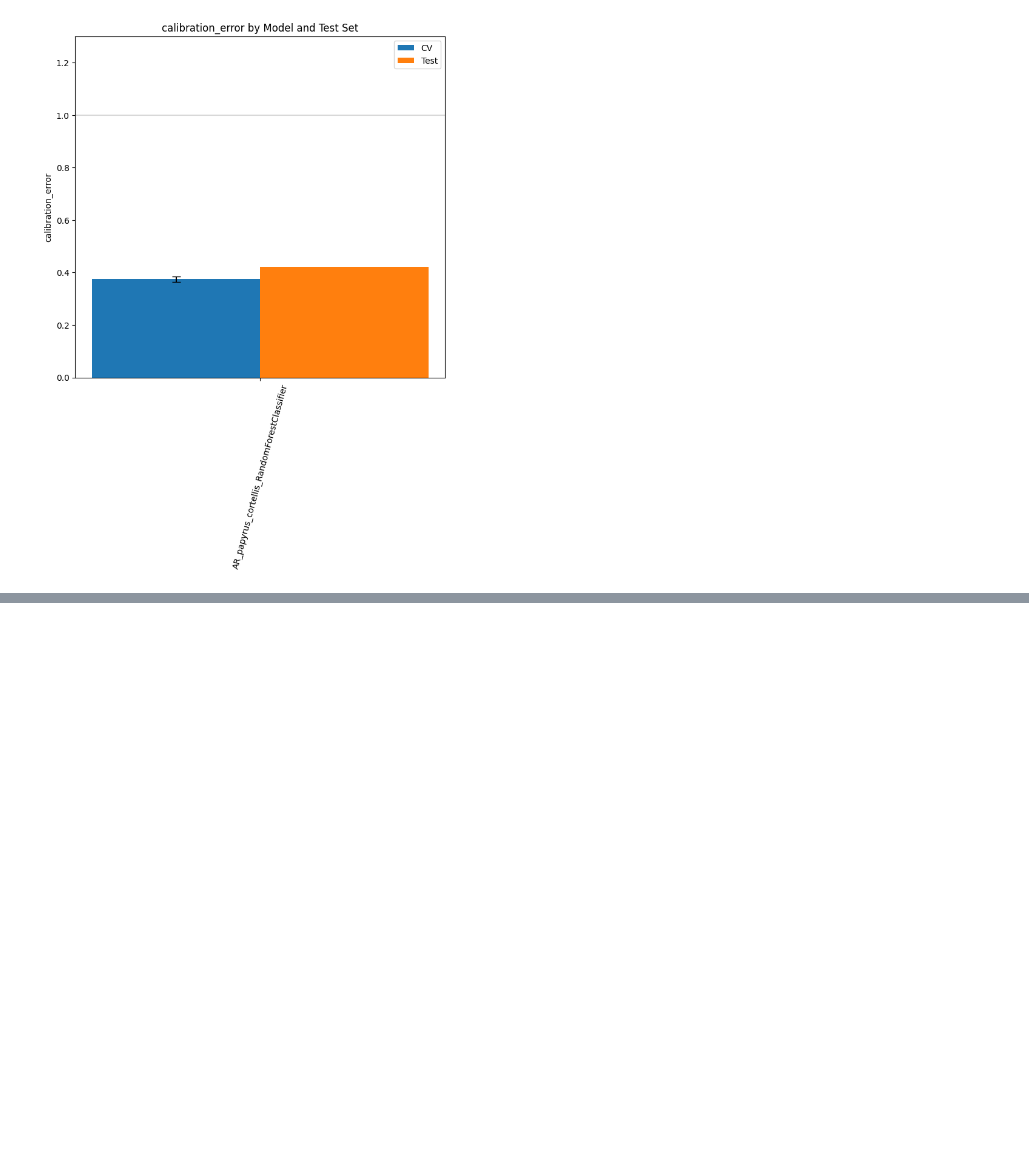
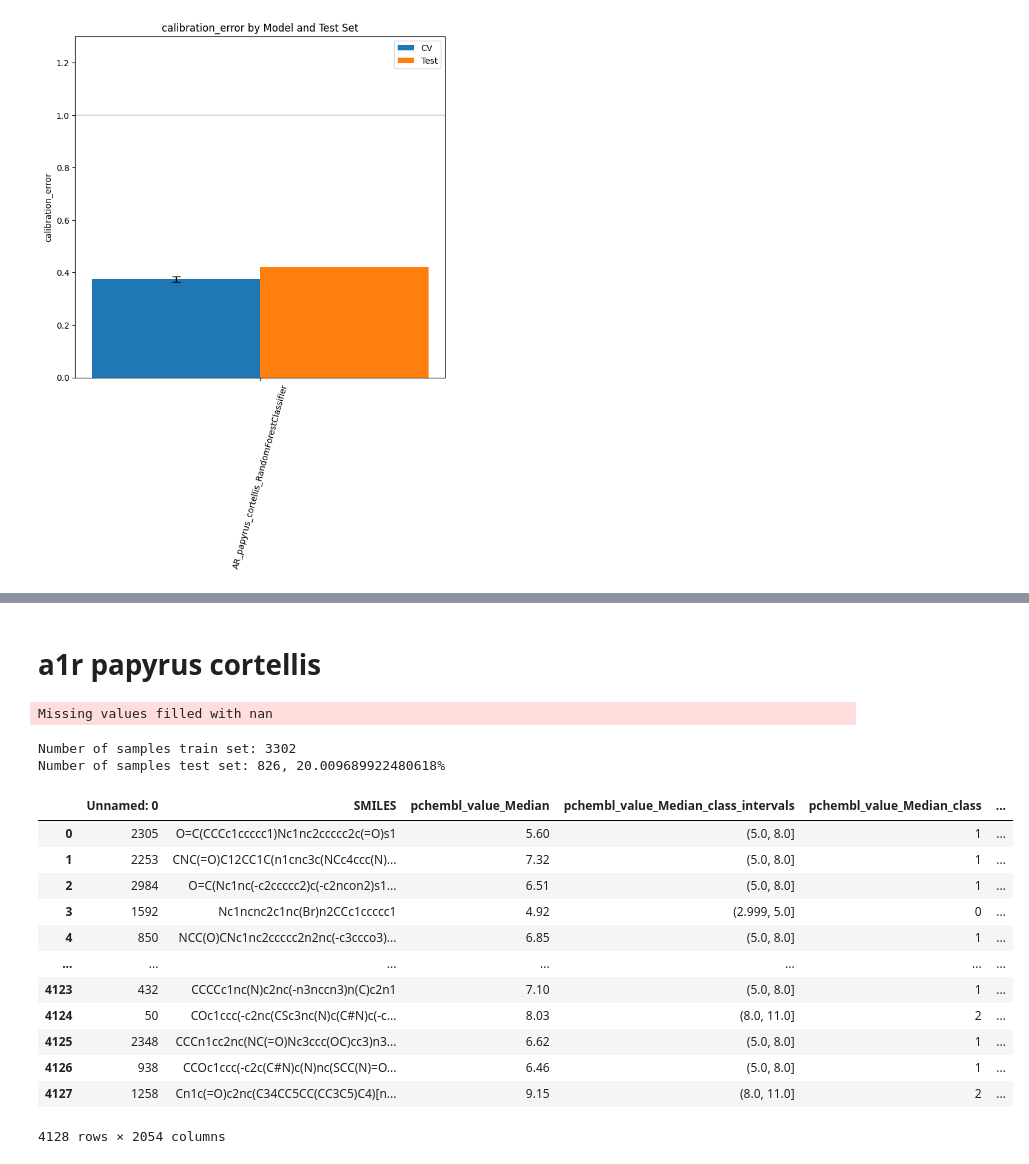
Before and after one commit to trandinhnguyen/drug_design, a Jupyter notebook: qsar_ar_cortellis_papyrus.ipynb, the cells around one changed output, grey strips where cells are left out. Drawn from its saved outputs; the diff is of its cells as text; code cells hidden in the pictures; blank space fills up the shorter version.

```diff
--- a/qsar_ar_cortellis_papyrus.ipynb
+++ b/qsar_ar_cortellis_papyrus.ipynb
@@ -227,0 +243,31 @@ get_DDB28K_scores(model, "predicted_DDB28K_papyrus+cortellis_")
+# %% [markdown]
+# a1r papyrus cortellis
+# %%
+df = pd.read_csv("data/datasets/A1R_papyrus_cortellis.csv")
+# %%
+dataset = create_dataset(
+    dataset=df,
+    dataset_name="A1R_papyrus_cortellis",
+    target_prop="pchembl_value_Median",
+    th=[3, 5, 8, 11],
+)
+# %% [output]
+Missing values filled with nan
+Number of samples train set: 3302
+Number of samples test set: 826, 20.009689922480618%
+# %%
+dataset.getDF()
+# %% [output]
+|  | Unnamed: 0 | SMILES | pchembl_value_Median | pchembl_value_Median_class_intervals | pchembl_value_Median_class | ... |
+| 0 | 2305 | O=C(CCCc1ccccc1)Nc1nc2ccccc2c(=O)s1 | 5.60 | (5.0, 8.0] | 1 | ... |
+| 1 | 2253 | CNC(=O)C12CC1C(n1cnc3c(NCc4ccc(N)... | 7.32 | (5.0, 8.0] | 1 | ... |
+| 2 | 2984 | O=C(Nc1nc(-c2ccccc2)c(-c2ncon2)s1... | 6.51 | (5.0, 8.0] | 1 | ... |
+| 3 | 1592 | Nc1ncnc2c1nc(Br)n2CCc1ccccc1 | 4.92 | (2.999, 5.0] | 0 | ... |
+| 4 | 850 | NCC(O)CNc1nc2ccccc2n2nc(-c3ccco3)... | 6.85 | (5.0, 8.0] | 1 | ... |
+| ... | ... | ... | ... | ... | ... | ... |
+| 4123 | 432 | CCCCc1nc(N)c2nc(-n3nccn3)n(C)c2n1 | 7.10 | (5.0, 8.0] | 1 | ... |
+| 4124 | 50 | COc1ccc(-c2nc(CSc3nc(N)c(C#N)c(-c... | 8.03 | (8.0, 11.0] | 2 | ... |
+| 4125 | 2348 | CCCn1cc2nc(NC(=O)Nc3ccc(OC)cc3)n3... | 6.62 | (5.0, 8.0] | 1 | ... |
+| 4126 | 938 | CCOc1ccc(-c2c(C#N)c(N)nc(SCC(N)=O... | 6.46 | (5.0, 8.0] | 1 | ... |
+| 4127 | 1258 | Cn1c(=O)c2nc(C34CC5CC(CC3C5)C4)[n... | 9.15 | (8.0, 11.0] | 2 | ... |
+4128 rows × 2054 columns
```
Also changed, not shown: parts of 32 cells of this notebook, 2 other files.
